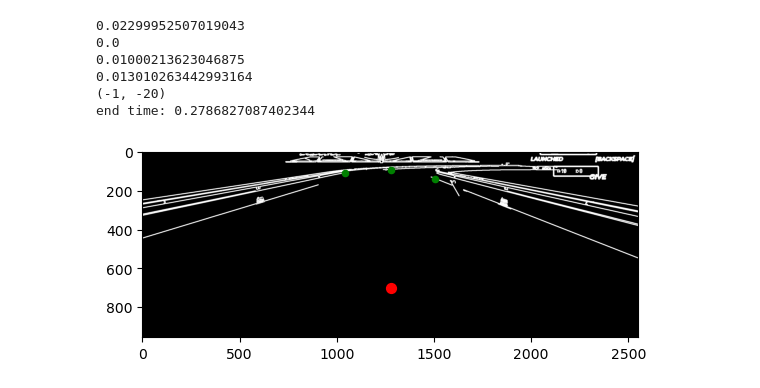
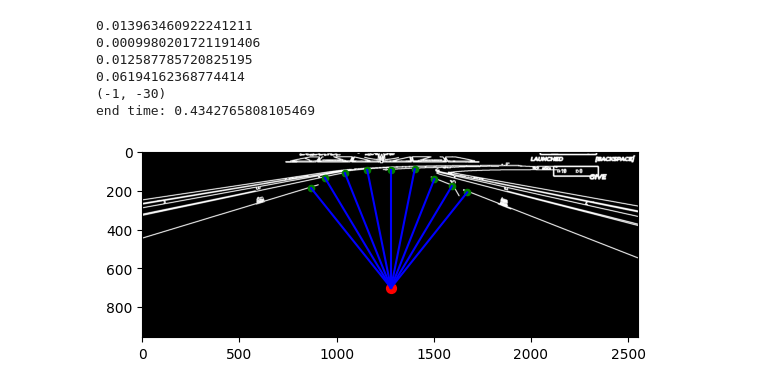
Before and after one commit to likviq/trackmania-ai, a Jupyter notebook: notebooks/cv-with-canny-represantation.ipynb, the cells around one changed output. Saved outputs shown, nothing was run; the diff lists cells and outputs as text; code cells hidden in the pictures.

```diff
--- a/notebooks/cv-with-canny-represantation.ipynb
+++ b/notebooks/cv-with-canny-represantation.ipynb
@@ -120,20 +120,20 @@ while True:
 
         filtered_image = delete_short_lines(cropped_image, 500)
 
-        draw_black_bbox(filtered_image, 400, 1000, 954, 1550)
+        draw_black_bbox(filtered_image, 300, 800, 719, 1230)
 
-        start_point = (1280, 700)
+        start_point = (960, 500)
         dx = -1
         max_distance = 0
         final_point = ()
         final_angle = ()
 
-        # plt.imshow(cv2.cvtColor(filtered_image, cv2.COLOR_BGR2RGB))
+        plt.imshow(cv2.cvtColor(filtered_image, cv2.COLOR_BGR2RGB))
 
         for dy in range(-20, 21, 5):
             end_point, distance = distance_to_first_white_pixel(filtered_image, start_point, dx, dy / 50)
             x_end, y_end = end_point
-            # plt.scatter(x_end, y_end, color='green', marker='o', s=20)
+            plt.scatter(x_end, y_end, color='green', marker='o', s=20)
 
             if distance > max_distance:
                 max_distance = distance
@@ -143,18 +143,22 @@ while True:
         _, angle = final_angle
 
         x_start, y_start = start_point
-        # plt.scatter(x_start, y_start, color='red', marker='o', s=50)
+        plt.scatter(x_start, y_start, color='red', marker='o', s=50)
 
-        # print(final_angle)
-        if angle < 0:
+        print(angle)
+        if angle < -5:
             ReleaseKey(RIGHT)
             PressKey(LEFT)
 
-        if angle > 0:
+        elif angle > 5:
             ReleaseKey(LEFT)
             PressKey(RIGHT)
 
-        # plt.show()
+        else:
+            ReleaseKey(LEFT)
+            ReleaseKey(RIGHT)
+
+        plt.show()
         end_time = time.time()
         print("execute time:", end_time - start_time)
 # %% [output]
@@ -219,40 +206,46 @@ draw_black_bbox(filtered_image, 400, 1000, 954, 1550)
 start_point = (1280, 700)
 dx = -1
 max_distance = 0
 final_point = ()
 final_angle = ()
 
 plt.imshow(cv2.cvtColor(filtered_image, cv2.COLOR_BGR2RGB))
 
+x_start, y_start = start_point
+plt.scatter(x_start, y_start, color='red', marker='o', s=50)
+
 distance_to_first_white_pixel_start = time.time()
-for dy in range(-20, 21, 20):
+for dy in range(-40, 41, 10):
     end_point, distance = distance_to_first_white_pixel(filtered_image, start_point, dx, dy / 50)
     x_end, y_end = end_point
+    x = [x_start, x_end]
+    y = [y_start, y_end]
+
+    # Побудова відрізка
+    plt.plot(x, y, linestyle='-', color='b')
     plt.scatter(x_end, y_end, color='green', marker='o', s=20)
 
     if distance > max_distance:
         max_distance = distance
         final_point = end_point
         final_angle = (dx, dy)
 distance_to_first_white_pixel_end = time.time()
 
 print(distance_to_first_white_pixel_end - distance_to_first_white_pixel_start)
 
 _, angle = final_angle
 
 print(final_angle)
 
 end_time = time.time()
 print("end time:", end_time - start_time)
 
-x_start, y_start = start_point
-plt.scatter(x_start, y_start, color='red', marker='o', s=50)
 plt.show()
 # %% [output]
-0.02299952507019043
-0.0
-0.01000213623046875
-0.013010263442993164
-(-1, -20)
-end time: 0.2786827087402344
+0.013963460922241211
+0.0009980201721191406
+0.012587785720825195
+0.06194162368774414
+(-1, -30)
+end time: 0.4342765808105469
-[figure, old version]
+[figure, new version]
```
Also changed, not shown: parts of 1 cell of this notebook, 2 other files.
